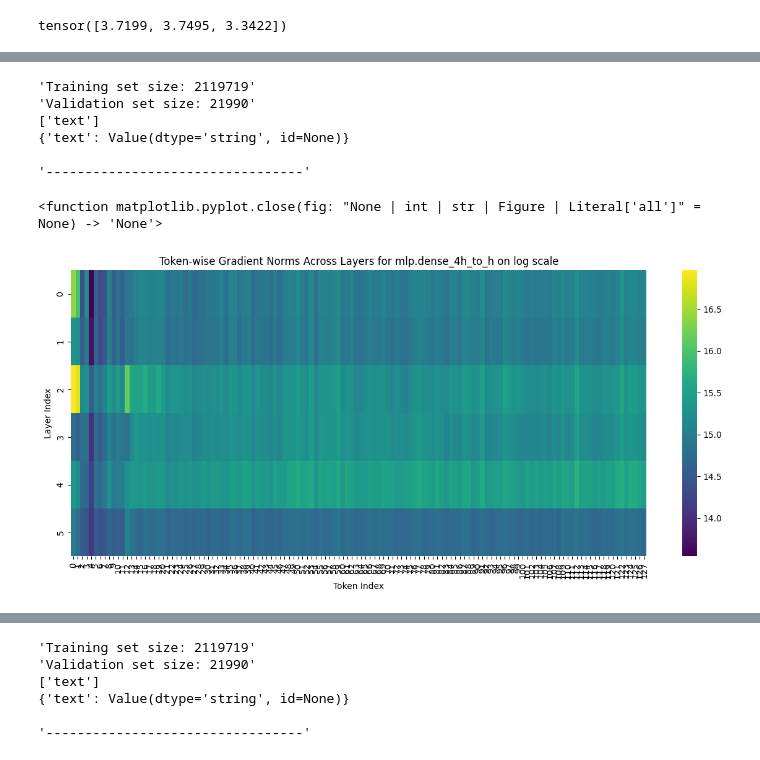
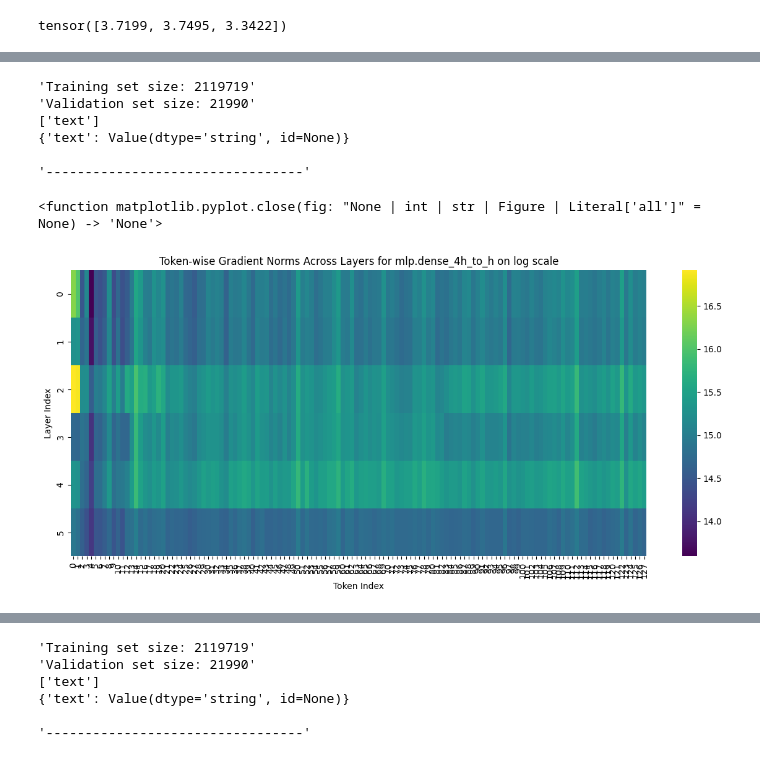
Before and after one commit to MaheepChaudhary/Transit, a Jupyter notebook: scrap/Tutoring.ipynb, the cells around one changed output, grey strips where cells are left out. Saved outputs shown, nothing was run; the diff lists cells and outputs as text; code cells hidden in the pictures.

```diff
--- a/scrap/Tutoring.ipynb
+++ b/scrap/Tutoring.ipynb
@@ -137,32 +137,32 @@ for index, data in enumerate(tqdm(val_data["text"])):
         # Convert gradients to a tensor and add to the list
         token_gradients.append(torch.cat(gradients, dim=0))  # Shape: (layer_count, output_dim)
 
     # Convert token gradients to a tensor for visualization
     token_gradients_tensor = torch.stack(token_gradients)  # Shape: (seq_len, layer_count, output_dim)
 
     # Compute the average gradient norm across layers for visualization
     average_gradients_tensor = torch.log(token_gradients_tensor.norm(dim=2))  # Shape: (seq_len, layer_count)
 
     final_data.append(average_gradients_tensor)
 
-    if index == 10:
+    if index == 5:
         break
 
 
 # Visualize the gradients using a heatmap
 plt.figure(figsize=(15, 6))
 sns.heatmap(np.mean(np.array(final_data), axis = 0).T, cmap='viridis', cbar=True, yticklabels=range(6), xticklabels=range(average_gradients_tensor.size(0)))
 plt.xlabel('Token Index')
 plt.ylabel('Layer Index')
 plt.title('Token-wise Gradient Norms Across Layers for mlp.dense_4h_to_h on log scale')
 plt.savefig("Pythia_MLP_Grad_50_samples.png")
 plt.close
 # %% [output]
 'Training set size: 2119719'
 'Validation set size: 21990'
 ['text']
 {'text': Value(dtype='string', id=None)}
 
 '---------------------------------'
 <function matplotlib.pyplot.close(fig: "None | int | str | Figure | Literal['all']" = None) -> 'None'>
-[figure, old version]
+[figure, new version]
```
Also changed, not shown: parts of 2 cells of this notebook, 5 other files.
